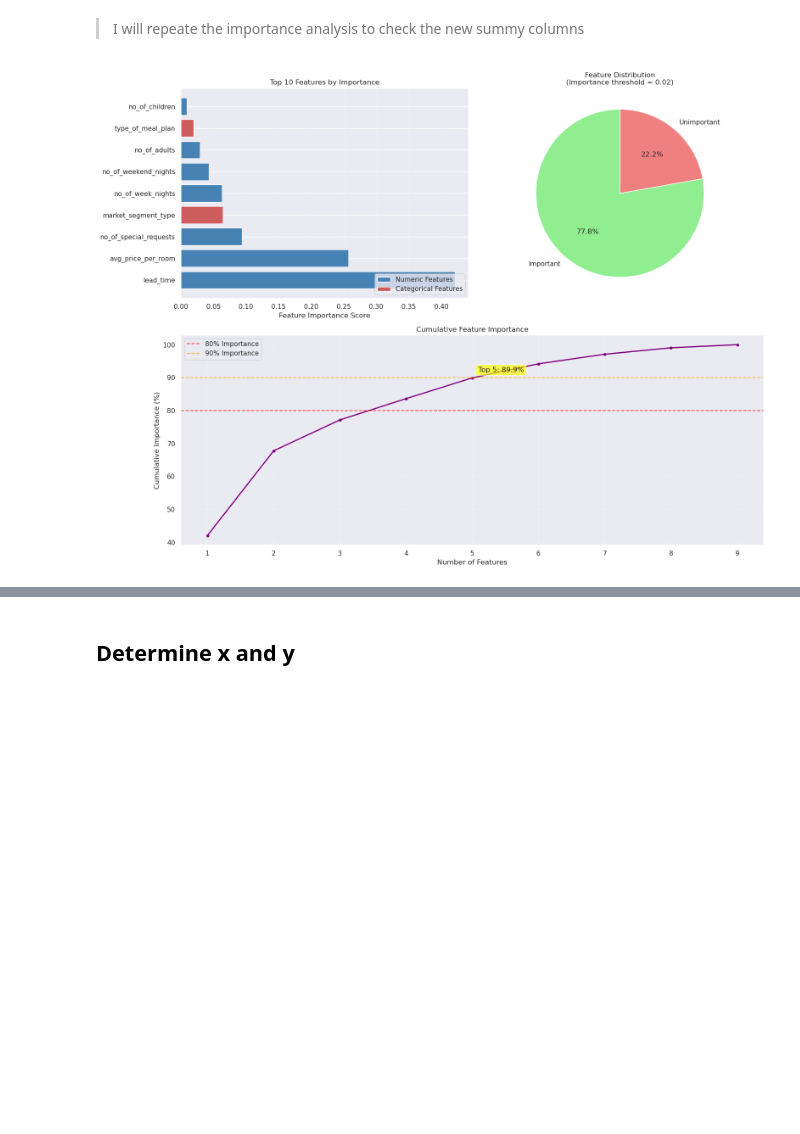
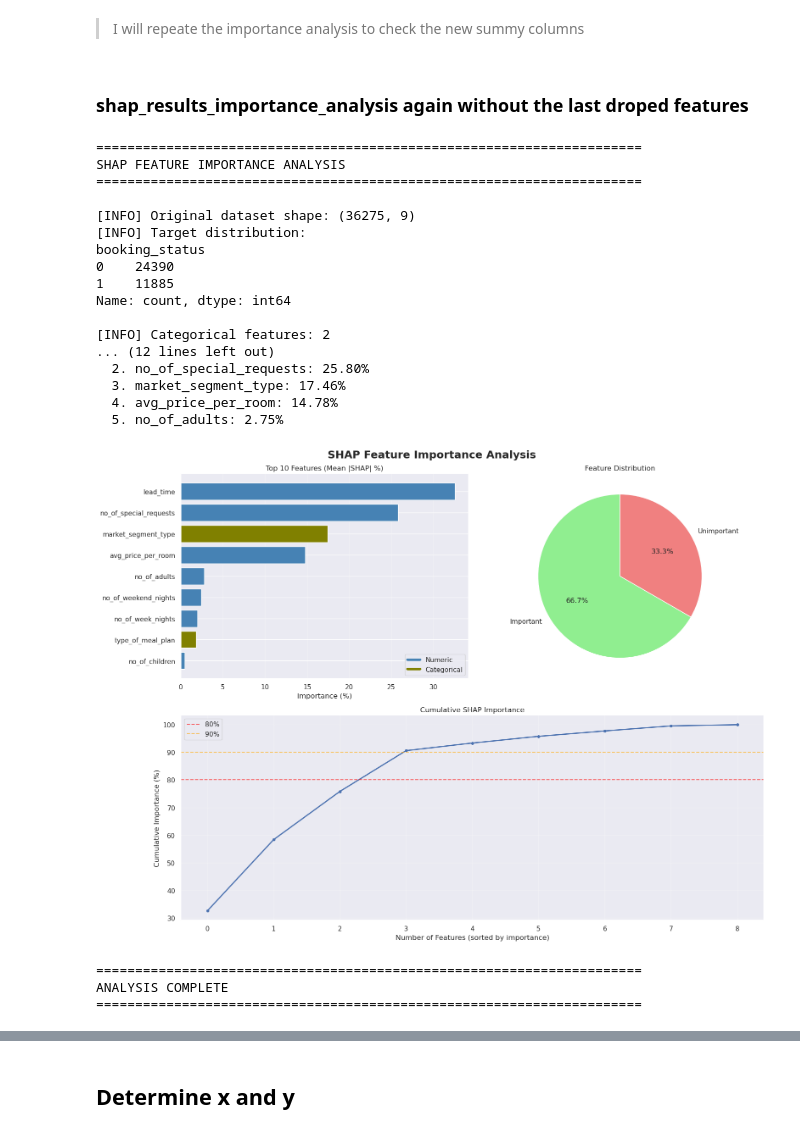
Before and after one commit to rolaseba/hotel-reservation-prediction, a Jupyter notebook: notebook.ipynb, the cells around one changed output, grey strips where cells are left out. Saved outputs shown, nothing was run; the diff lists cells and outputs as text; code cells hidden in the pictures; blank space fills up the shorter version.

```diff
--- a/notebook.ipynb
+++ b/notebook.ipynb
@@ -1450,13 +1362,39 @@ df.drop(columns=["room_type_reserved","arrival_year","repeated_guest",
                  "arrival_date", "arrival_month", "cancellations_rate", "arrival_month", "required_car_parking_space"],inplace=True)
 # %% [markdown]
 > I will repeate the importance analysis to check the new summy columns
+# %% [markdown]
+### shap_results_importance_analysis again without the last droped features
 # %%
-results_importance_analysis = random_forest_importance_analysis(
+shap_results_importance_analysis, _, _= ImportanceAnalysis.shap_importance_analysis(
     df=df,
     target='booking_status',
     importance_threshold=0.02,
     top_n=10,
+    pct_shap_sampling=0.5,
+    test_size=0.2,
+    random_state=8818,
     plot_results=True,
+    figsize=(16, 12)
 )
 # %% [output]
+======================================================================
+SHAP FEATURE IMPORTANCE ANALYSIS
+======================================================================
+
+[INFO] Original dataset shape: (36275, 9)
+[INFO] Target distribution:
+booking_status
+0    24390
+1    11885
+Name: count, dtype: int64
+
+[INFO] Categorical features: 2
+... (12 lines left out)
+  2. no_of_special_requests: 25.80%
+  3. market_segment_type: 17.46%
+  4. avg_price_per_room: 14.78%
+  5. no_of_adults: 2.75%
-[figure, old version]
+[figure, new version]
+======================================================================
+ANALYSIS COMPLETE
+======================================================================
```
Also changed, not shown: parts of 24 cells of this notebook.
